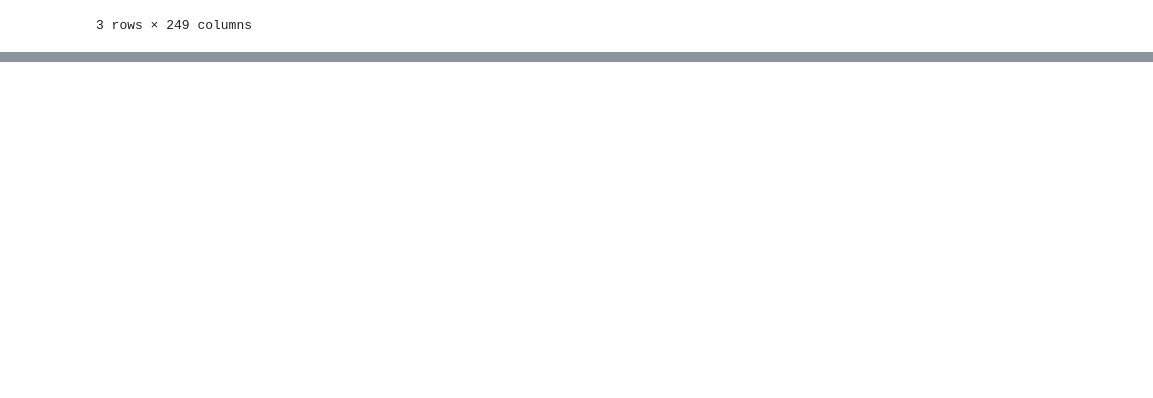
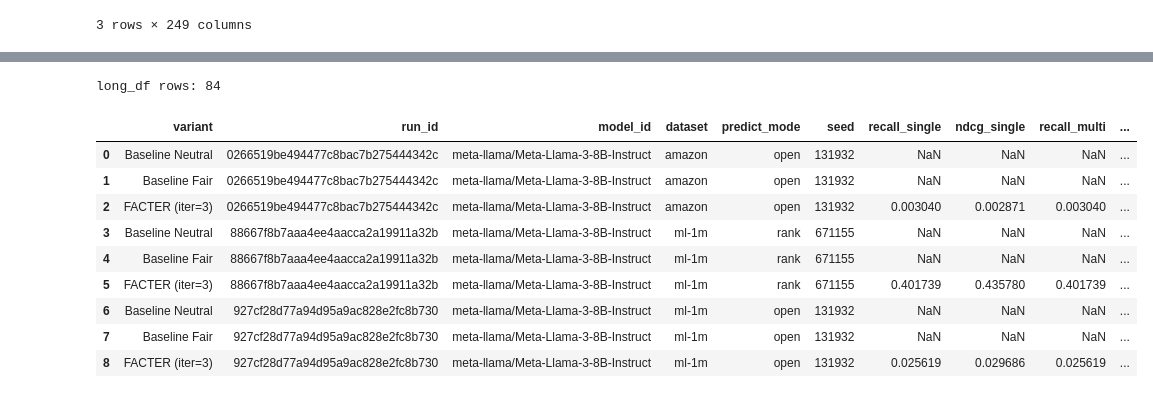
Before and after one commit to oscar-omlf/facter-repr, a Jupyter notebook: results_analysis_updated.ipynb, the cells around one changed output, grey strips where cells are left out. Cells and saved outputs as stored; diff of their text form; code cells hidden in the pictures; blank space fills up the shorter version.

```diff
--- a/results_analysis_updated.ipynb
+++ b/results_analysis_updated.ipynb
@@ -81,0 +233,80 @@ Loaded runs: 28
+# %%
+def build_long_rows(runs: pd.DataFrame) -> pd.DataFrame:
+    records = []
+
+    for _, row in runs.iterrows():
+        model_id = row.get("params.model_id", "Unknown")
+        dataset = row.get("params.dataset", "Unknown")
+        predict_mode = row.get("params.predict_mode", "Unknown")
+        seed = row.get("params.seed", np.nan)
+        run_id = row.get("run_id")
+
+        def add_baseline(prefix: str, label: str):
+            rec = {
+                "variant": label,
+                "run_id": run_id,
+                "model_id": model_id,
+                "dataset": dataset,
+                "predict_mode": predict_mode,
+                "seed": seed,
+            }
+            # utility
+            for out_name, keys in UTILITY_KEYS.items():
+                rec[out_name] = first_present(row, resolve_keys_for_prefix(keys, prefix))
+            # fairness
+            for out_name, keys in FAIRNESS_KEYS.items():
+                rec[out_name] = first_present(row, resolve_keys_for_prefix(keys, prefix))
+            # violations
+            rec["n_violations"] = first_present(row, resolve_keys_for_prefix(VIOL_KEYS["base_n_viol"], prefix))
+            records.append(rec)
+
+        add_baseline(BASE_NEUTRAL_PREFIX, "Baseline Neutral")
+        add_baseline(BASE_FAIR_PREFIX, "Baseline Fair")
+
+        # FACTER (iteration report)
+        rec_f = {
+            "variant": f"FACTER (iter={ITER_REPORT})",
+            "run_id": run_id,
+            "model_id": model_id,
+            "dataset": dataset,
+            "predict_mode": predict_mode,
+            "seed": seed,
+        }
+        # utility for iter
+        for out_name in ["recall_single", "ndcg_single", "recall_multi", "ndcg_multi"]:
+            # convert baseline keys to iter keys: replace metrics.baseline_*.<metric> with metrics.iter3.<metric-name>
+            # Here we just try common iter metric names you likely log: "Recall10", "NDCG10", etc.
+            if out_name.startswith("recall"):
+                rec_f[out_name] = first_present(row, [iter_key(ITER_REPORT, f"Recall{K}"), iter_key(ITER_REPORT, f"Recall@{K}")])
+            else:
+                rec_f[out_name] = first_present(row, [iter_key(ITER_REPORT, f"NDCG{K}"), iter_key(ITER_REPORT, f"NDCG@{K}")])
+
+        # fairness for iter
+        rec_f["SNSR"] = first_present(row, [iter_key(ITER_REPORT, "SNSR")])
+        rec_f["SNSV"] = first_present(row, [iter_key(ITER_REPORT, "SNSV")])
+        rec_f["CFR_all"] = first_present(row, [iter_key(ITER_REPORT, "CFR_all"), iter_key(ITER_REPORT, "CFR")])
+
+        # violations for iter
+        rec_f["n_violations"] = first_present(row, VIOL_KEYS["facter_viol_dyn"])
+        rec_f["viol_fixedQ0"] = first_present(row, VIOL_KEYS["facter_viol_fixedQ0"])
+        rec_f["viol_fixedQstar"] = first_present(row, VIOL_KEYS["facter_viol_fixedQstar"])
+
+        records.append(rec_f)
+
+    return pd.DataFrame(records)
+
+long_df = build_long_rows(runs_df)
+print("long_df rows:", len(long_df))
+display(long_df.head(9))
+# %% [output]
+long_df rows: 84
+|  | variant | run_id | model_id | dataset | predict_mode | seed | recall_single | ndcg_single | recall_multi | ... |
+| 0 | Baseline Neutral | 0266519be494477c8bac7b275444342c | meta-llama/Meta-Llama-3-8B-Instruct | amazon | open | 131932 | NaN | NaN | NaN | ... |
+| 1 | Baseline Fair | 0266519be494477c8bac7b275444342c | meta-llama/Meta-Llama-3-8B-Instruct | amazon | open | 131932 | NaN | NaN | NaN | ... |
+| 2 | FACTER (iter=3) | 0266519be494477c8bac7b275444342c | meta-llama/Meta-Llama-3-8B-Instruct | amazon | open | 131932 | 0.003040 | 0.002871 | 0.003040 | ... |
+| 3 | Baseline Neutral | 88667f8b7aaa4ee4aacca2a19911a32b | meta-llama/Meta-Llama-3-8B-Instruct | ml-1m | rank | 671155 | NaN | NaN | NaN | ... |
+| 4 | Baseline Fair | 88667f8b7aaa4ee4aacca2a19911a32b | meta-llama/Meta-Llama-3-8B-Instruct | ml-1m | rank | 671155 | NaN | NaN | NaN | ... |
+| 5 | FACTER (iter=3) | 88667f8b7aaa4ee4aacca2a19911a32b | meta-llama/Meta-Llama-3-8B-Instruct | ml-1m | rank | 671155 | 0.401739 | 0.435780 | 0.401739 | ... |
+| 6 | Baseline Neutral | 927cf28d77a94d95a9ac828e2fc8b730 | meta-llama/Meta-Llama-3-8B-Instruct | ml-1m | open | 131932 | NaN | NaN | NaN | ... |
+| 7 | Baseline Fair | 927cf28d77a94d95a9ac828e2fc8b730 | meta-llama/Meta-Llama-3-8B-Instruct | ml-1m | open | 131932 | NaN | NaN | NaN | ... |
+| 8 | FACTER (iter=3) | 927cf28d77a94d95a9ac828e2fc8b730 | meta-llama/Meta-Llama-3-8B-Instruct | ml-1m | open | 131932 | 0.025619 | 0.029686 | 0.025619 | ... |
```
Also changed, not shown: parts of 13 cells of this notebook.
